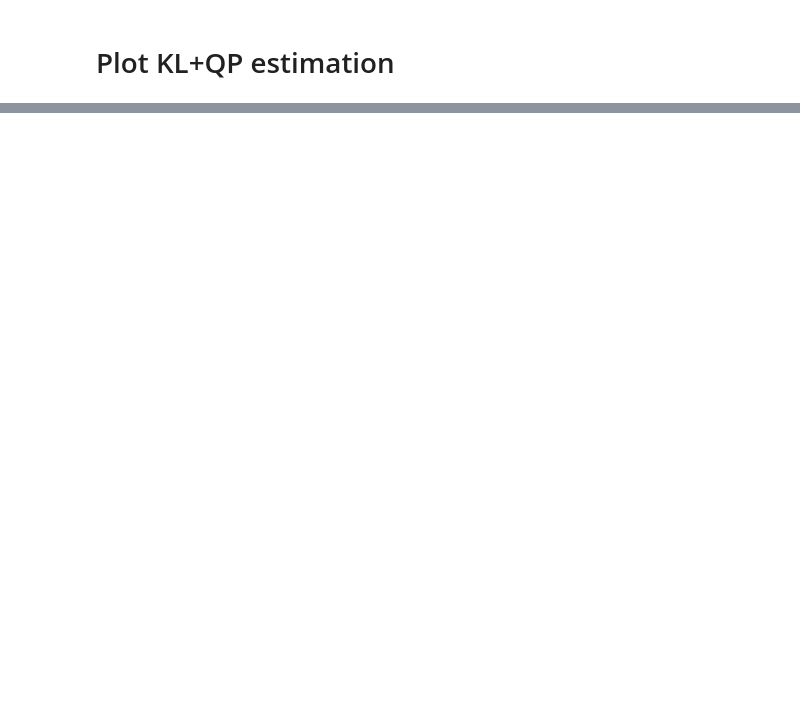
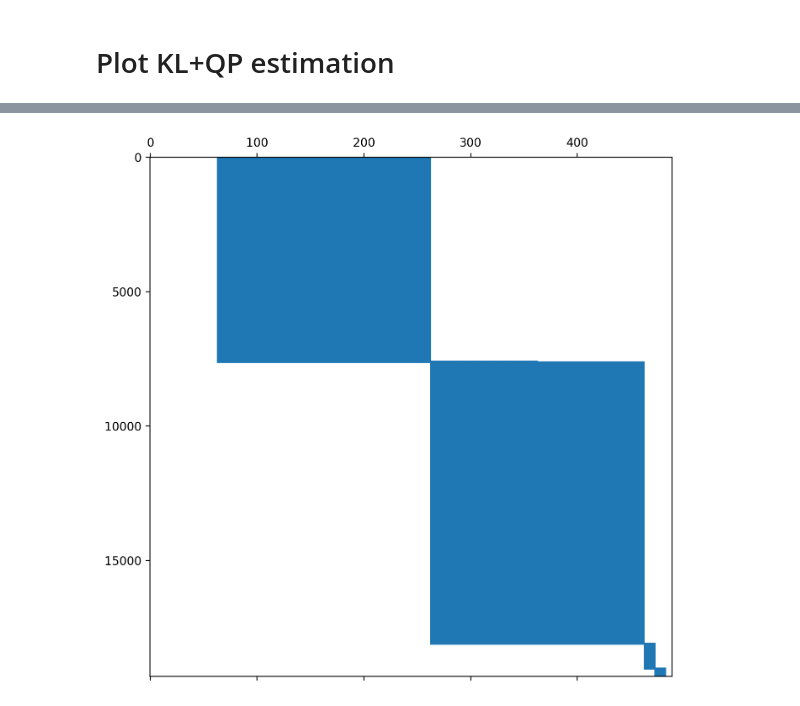
Before and after one commit to brendanjmeade/celeri, a Jupyter notebook: notebooks/celeri_japan_qp_cmi.ipynb, the cells around one changed output, grey strips where cells are left out. Cells and saved outputs as stored; diff of their text form; code cells hidden in the pictures; blank space fills up the shorter version.

Commit message:
Starting visualization of forward problem.

```diff
--- a/notebooks/celeri_japan_qp_cmi.ipynb
+++ b/notebooks/celeri_japan_qp_cmi.ipynb
@@ -235,0 +343,6 @@ operators.rotation_to_tri_slip_rate[i].shape=(462, 63)
+# %%
+plt.figure(figsize=(8, 8))
+plt.spy(qp_constraint_matrix, markersize=1, aspect="auto")
+plt.show()
+# %% [output]
+[figure, added]
```
Also changed, not shown: parts of 13 cells of this notebook.
